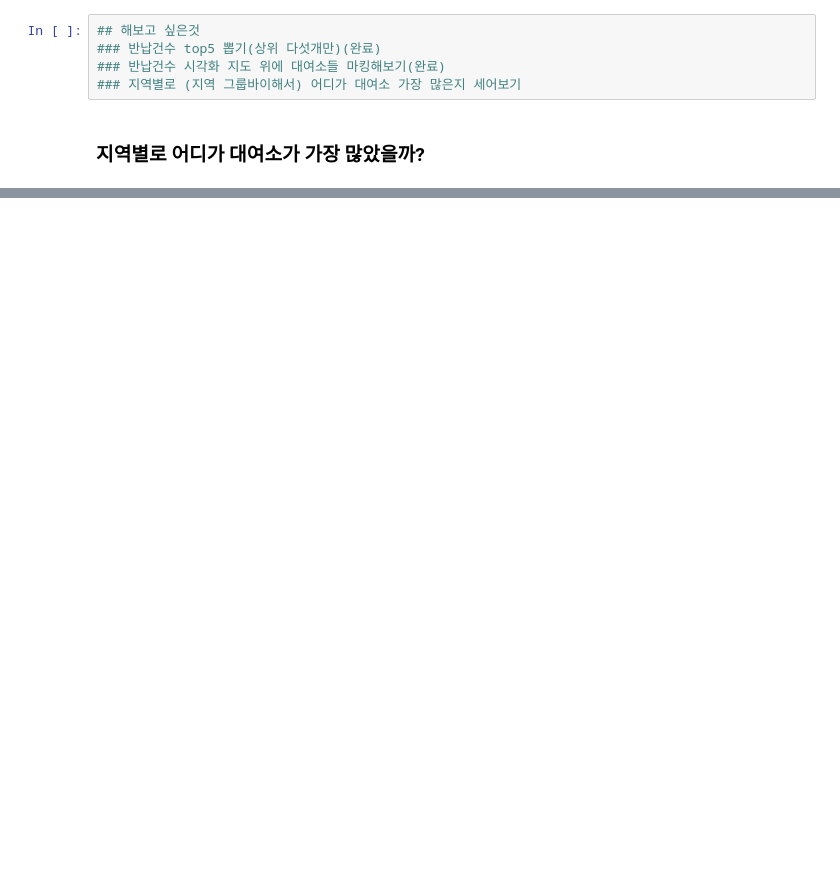
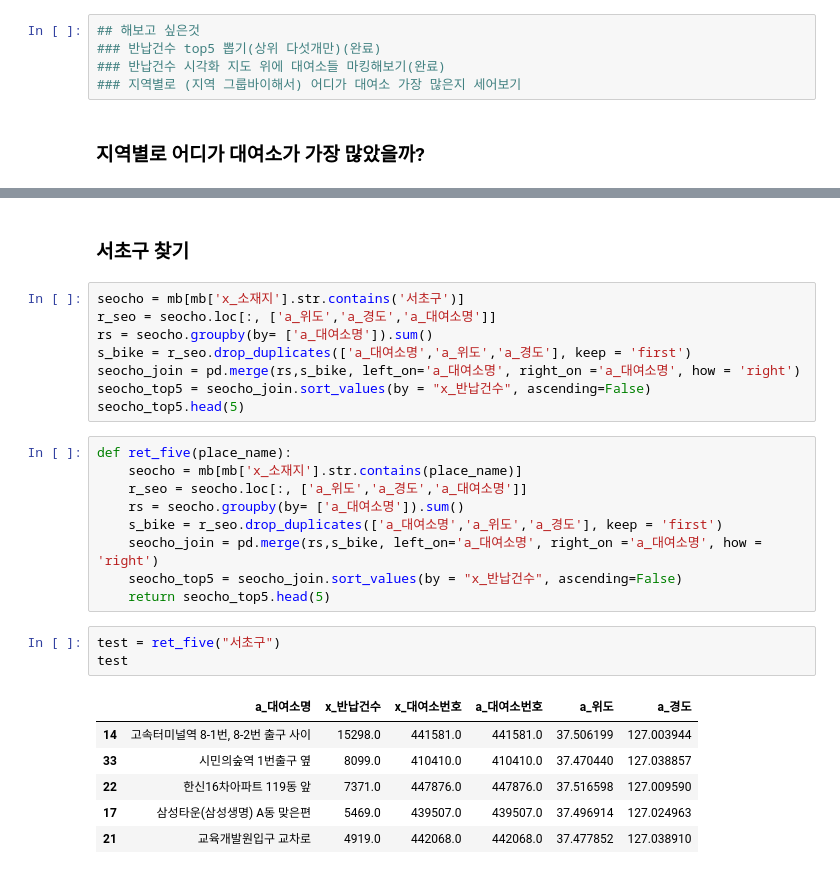
Before and after one commit to dahyun-hey/da_log, a Jupyter notebook: Python/bike_da.ipynb, the cells around one changed output, grey strips where cells are left out. Saved outputs shown, nothing was run; the diff lists cells and outputs as text; blank space fills up the shorter version.

```diff
--- a/Python/bike_da.ipynb
+++ b/Python/bike_da.ipynb
@@ -452,0 +222,29 @@ df.groupby(['x_소재지']).apply(g_S)
+# %% [markdown]
+### 서초구 찾기
+# %%
+seocho = mb[mb['x_소재지'].str.contains('서초구')]
+r_seo = seocho.loc[:, ['a_위도','a_경도','a_대여소명']]
+rs = seocho.groupby(by= ['a_대여소명']).sum()
+s_bike = r_seo.drop_duplicates(['a_대여소명','a_위도','a_경도'], keep = 'first')
+seocho_join = pd.merge(rs,s_bike, left_on='a_대여소명', right_on ='a_대여소명', how = 'right')
+seocho_top5 = seocho_join.sort_values(by = "x_반납건수", ascending=False)
+seocho_top5.head(5)
+# %%
+def ret_five(place_name):
+    seocho = mb[mb['x_소재지'].str.contains(place_name)]
+    r_seo = seocho.loc[:, ['a_위도','a_경도','a_대여소명']]
+    rs = seocho.groupby(by= ['a_대여소명']).sum()
+    s_bike = r_seo.drop_duplicates(['a_대여소명','a_위도','a_경도'], keep = 'first')
+    seocho_join = pd.merge(rs,s_bike, left_on='a_대여소명', right_on ='a_대여소명', how = 'right')
+    seocho_top5 = seocho_join.sort_values(by = "x_반납건수", ascending=False)
+    return seocho_top5.head(5)
+# %%
+test = ret_five("서초구")
+test
+# %% [output]
+|  | a_대여소명 | x_반납건수 | x_대여소번호 | a_대여소번호 | a_위도 | a_경도 |
+| 14 | 고속터미널역 8-1번, 8-2번 출구 사이 | 15298.0 | 441581.0 | 441581.0 | 37.506199 | 127.003944 |
+| 33 | 시민의숲역 1번출구 옆 | 8099.0 | 410410.0 | 410410.0 | 37.470440 | 127.038857 |
+| 22 | 한신16차아파트 119동 앞 | 7371.0 | 447876.0 | 447876.0 | 37.516598 | 127.009590 |
+| 17 | 삼성타운(삼성생명) A동 맞은편 | 5469.0 | 439507.0 | 439507.0 | 37.496914 | 127.024963 |
+| 21 | 교육개발원입구 교차로 | 4919.0 | 442068.0 | 442068.0 | 37.477852 | 127.038910 |
```
Also changed, not shown: parts of 31 cells of this notebook, 8 other files.
